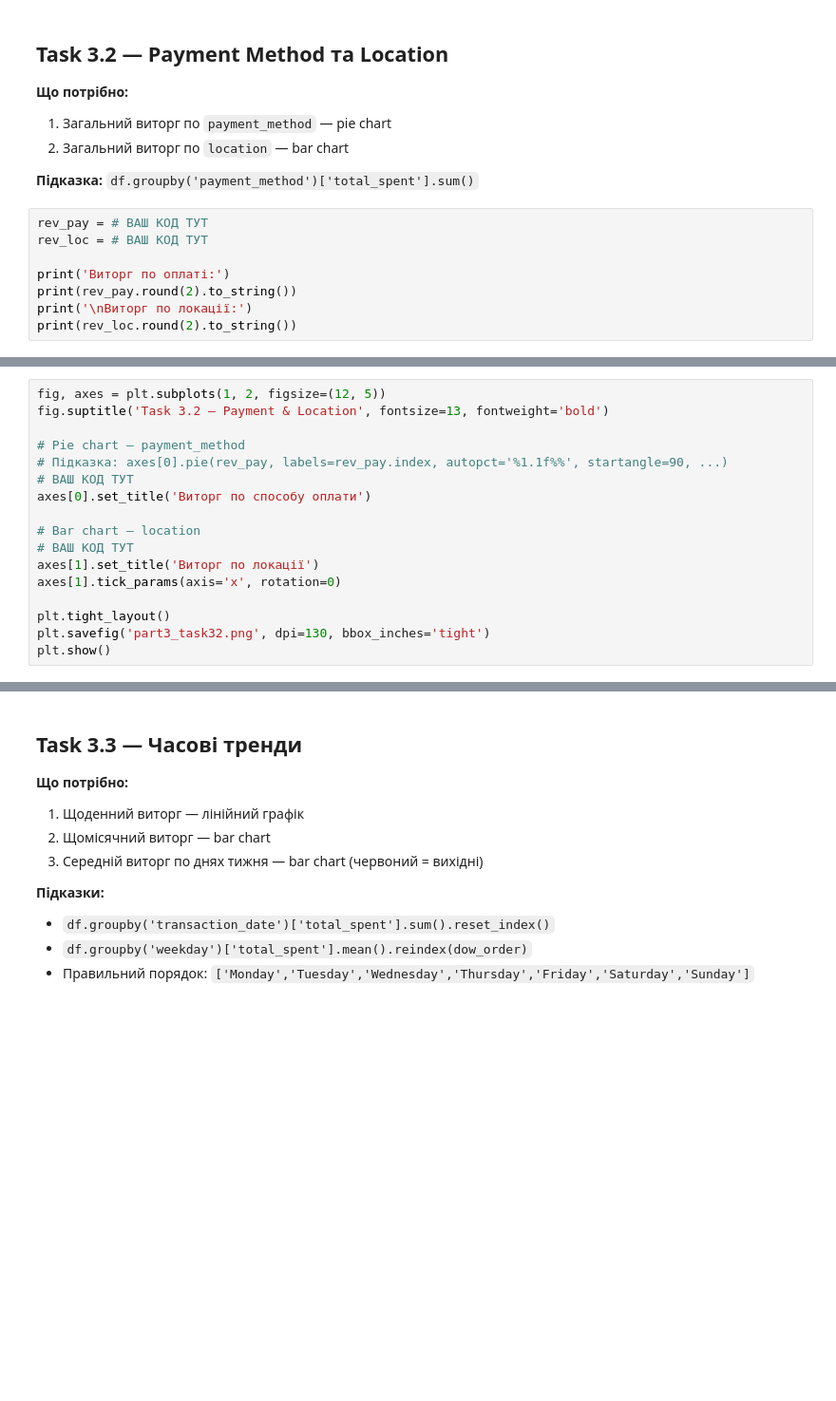
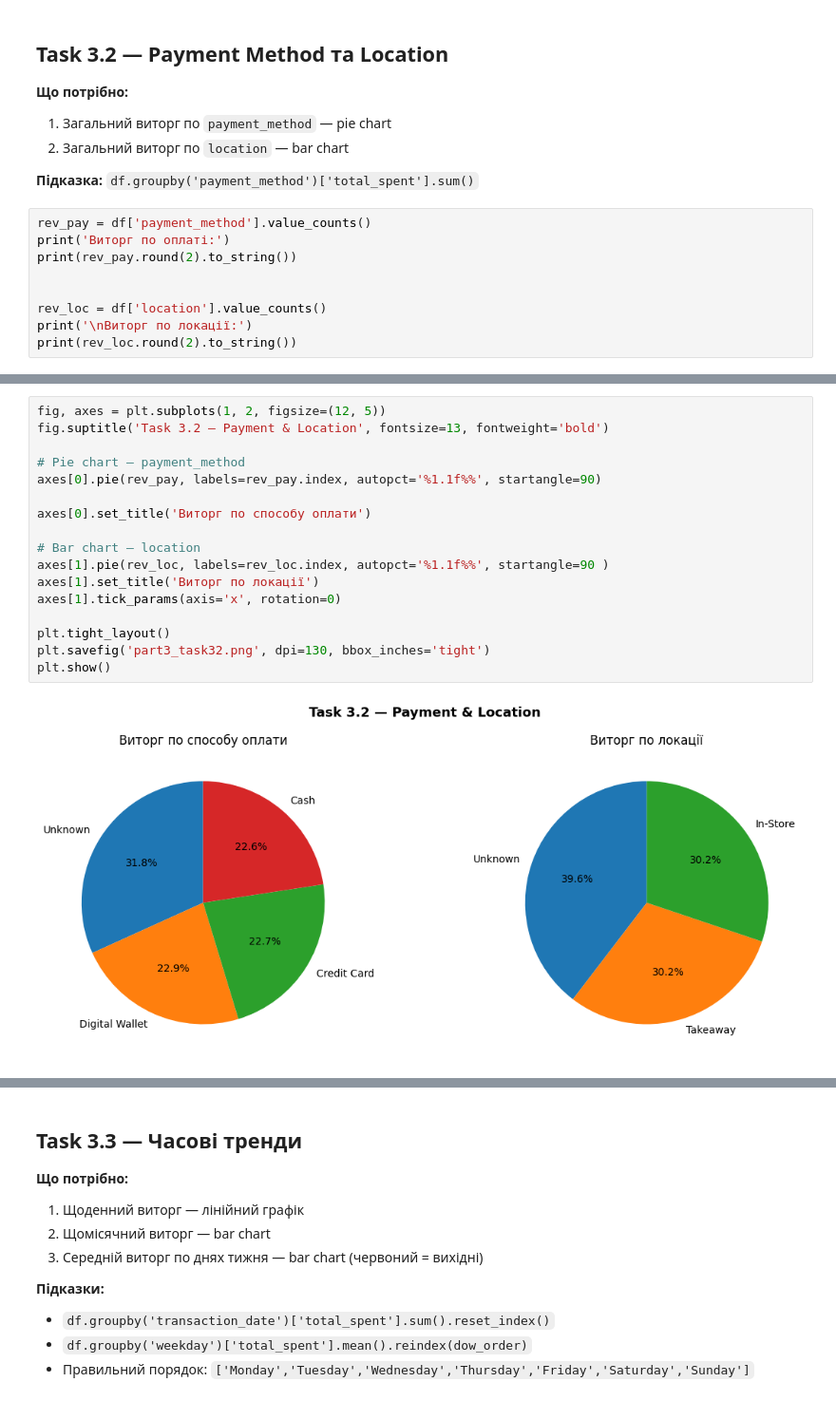
Before and after one commit to Alister44/Analysis_Cafe_Sales, a Jupyter notebook: cafe_eda_workbook_version2.ipynb, the cells around one changed output, grey strips where cells are left out. Shown at 95% size. Drawn from its saved outputs; the diff is of its cells as text; blank space fills up the shorter version.

```diff
--- a/cafe_eda_workbook_version2.ipynb
+++ b/cafe_eda_workbook_version2.ipynb
@@ -723,10 +723,11 @@ plt.show()
 
 **Підказка:** `df.groupby('payment_method')['total_spent'].sum()`
 # %%
-rev_pay = # ВАШ КОД ТУТ
-rev_loc = # ВАШ КОД ТУТ
-
+rev_pay = df['payment_method'].value_counts()
 print('Виторг по оплаті:')
 print(rev_pay.round(2).to_string())
+
+
+rev_loc = df['location'].value_counts()
 print('\nВиторг по локації:')
 print(rev_loc.round(2).to_string())
@@ -733,20 +747,22 @@ print(rev_loc.round(2).to_string())
 # %%
 fig, axes = plt.subplots(1, 2, figsize=(12, 5))
 fig.suptitle('Task 3.2 — Payment & Location', fontsize=13, fontweight='bold')
 
 # Pie chart — payment_method
-# Підказка: axes[0].pie(rev_pay, labels=rev_pay.index, autopct='%1.1f%%', startangle=90, ...)
-# ВАШ КОД ТУТ
+axes[0].pie(rev_pay, labels=rev_pay.index, autopct='%1.1f%%', startangle=90)
+
 axes[0].set_title('Виторг по способу оплати')
 
 # Bar chart — location
-# ВАШ КОД ТУТ
+axes[1].pie(rev_loc, labels=rev_loc.index, autopct='%1.1f%%', startangle=90 )
 axes[1].set_title('Виторг по локації')
 axes[1].tick_params(axis='x', rotation=0)
 
 plt.tight_layout()
 plt.savefig('part3_task32.png', dpi=130, bbox_inches='tight')
 plt.show()
+# %% [output]
+[figure, added]
 # %% [markdown]
 ### ✏️ Висновок до Task 3.2
 
```
Also changed, not shown: parts of 14 cells of this notebook.
